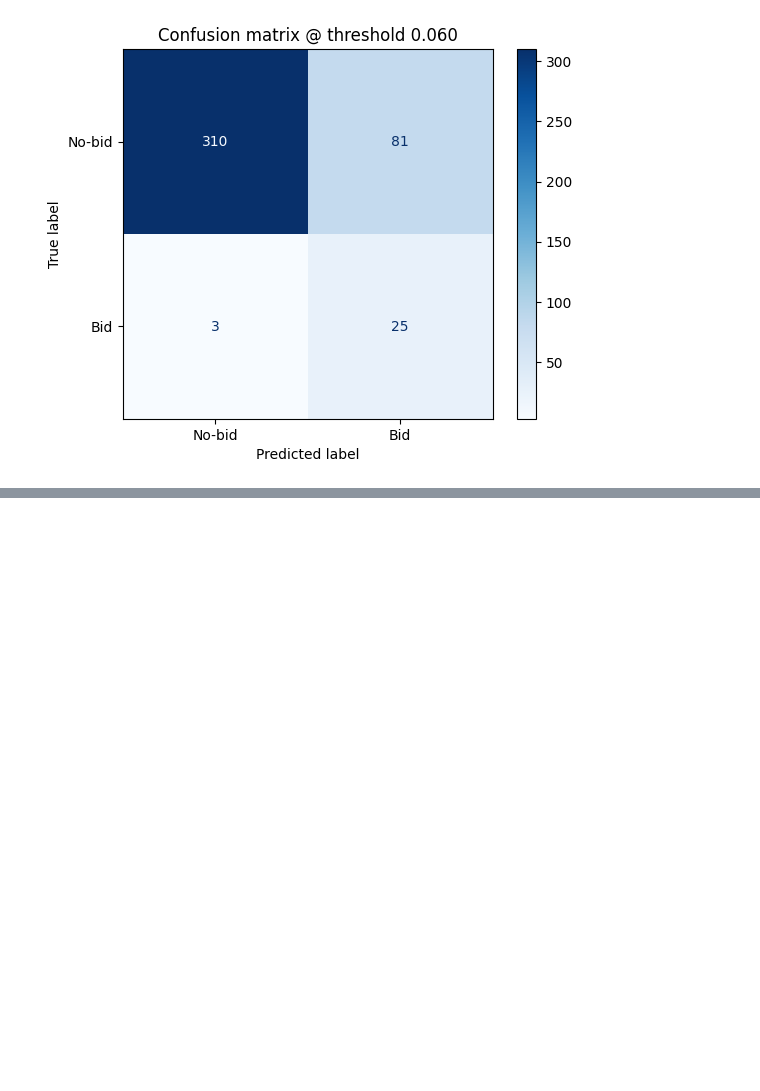
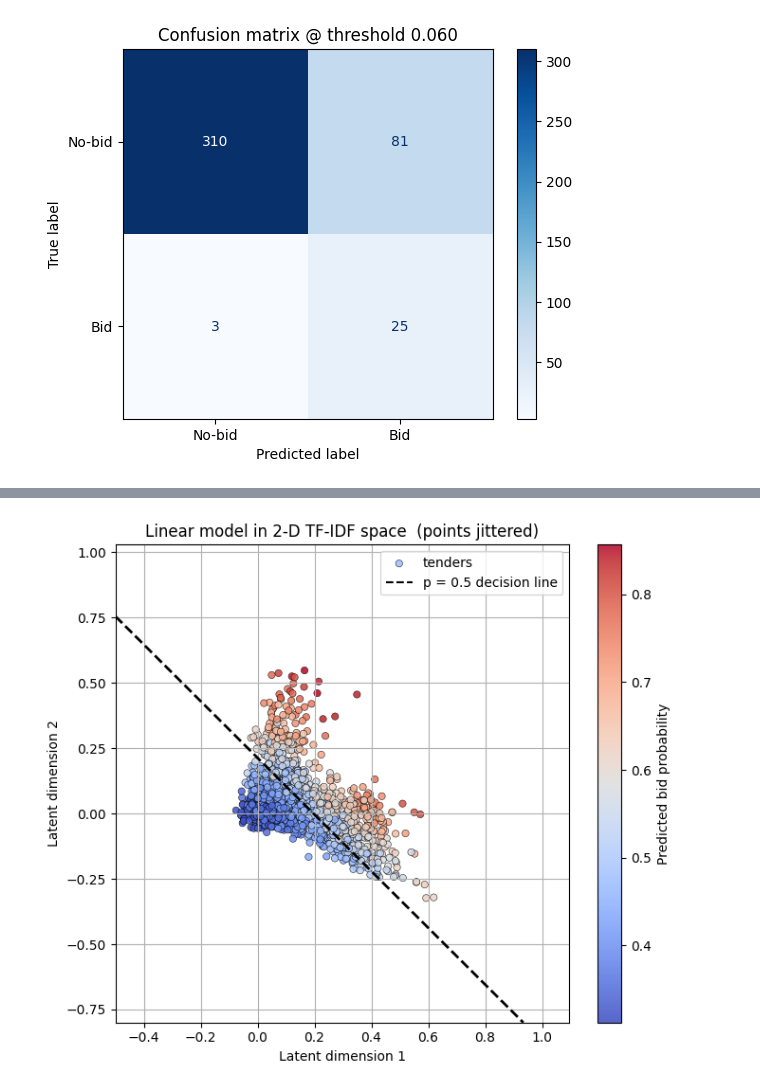
Before and after one commit to robertsweetman/module_2, a Jupyter notebook: python/hybrid_text_model_main.ipynb, the cells around one changed output, grey strips where cells are left out. Drawn from its saved outputs; the diff is of its cells as text; code cells hidden in the pictures; blank space fills up the shorter version.

```diff
--- a/python/hybrid_text_model_main.ipynb
+++ b/python/hybrid_text_model_main.ipynb
@@ -394,0 +463,44 @@ best threshold (25× FN cost) : 0.060
+# %%
+import matplotlib.pyplot as plt
+import numpy as np
+# ---- 0. small jitter so coincident points separate  ----------------
+rng     = np.random.RandomState(42)
+Z_jit   = Z + rng.normal(scale=0.03, size=Z.shape)   # 3 % of axis span
+
+# ---- 1. probability grid for the contour line ---------------------
+x_min, x_max = Z[:, 0].min() - .5, Z[:, 0].max() + .5
+y_min, y_max = Z[:, 1].min() - .5, Z[:, 1].max() + .5
+xx, yy = np.meshgrid(np.linspace(x_min, x_max, 400),
+                     np.linspace(y_min, y_max, 400))
+proba_grid = clf2d.predict_proba(np.c_[xx.ravel(), yy.ravel()])[:, 1]
+proba_grid = proba_grid.reshape(xx.shape)
+
+# ---- 2. plot -------------------------------------------------------
+plt.figure(figsize=(7, 6))
+
+pts = plt.scatter(
+        Z_jit[:, 0], Z_jit[:, 1],
+        c = clf2d.predict_proba(Z)[:, 1],
+        cmap = "coolwarm", s = 28,
+        edgecolor = "k", linewidth = .4, alpha = .85,
+        label = "tenders")
+
+contour = plt.contour(
+        xx, yy, proba_grid,
+        levels = [0.5],                     # ½-probability
+        colors = "k", linestyles = "--", linewidths = 2)
+
+# add a legend entry for the contour
+contour_proxy = plt.Line2D([], [], ls="--", color="k",
+                           label="p = 0.5 decision line")
+plt.legend(handles=[pts, contour_proxy])
+
+plt.colorbar(pts, label="Predicted bid probability")
+plt.xlabel("Latent dimension 1")
+plt.ylabel("Latent dimension 2")
+plt.title("Linear model in 2-D TF-IDF space  (points jittered)")
+plt.grid(True)
+plt.tight_layout()
+plt.show()
+# %% [output]
+[figure, added]
```
Also changed, not shown: parts of 3 cells of this notebook, 14 other files.
